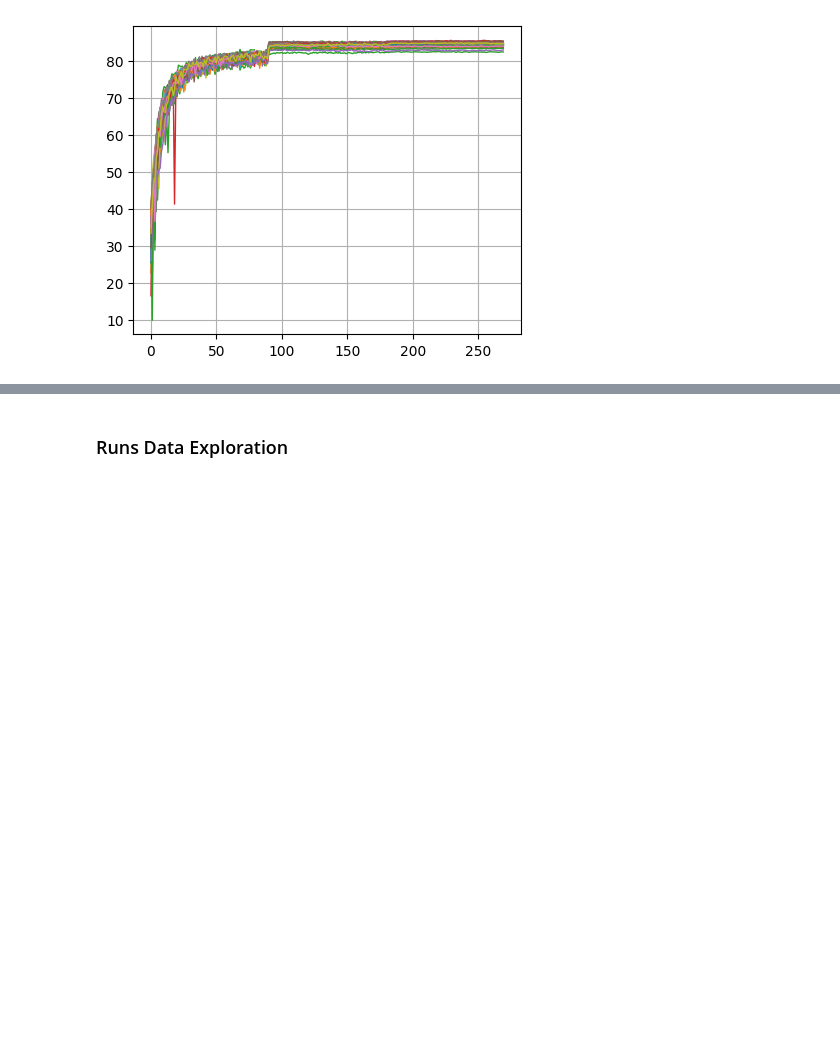
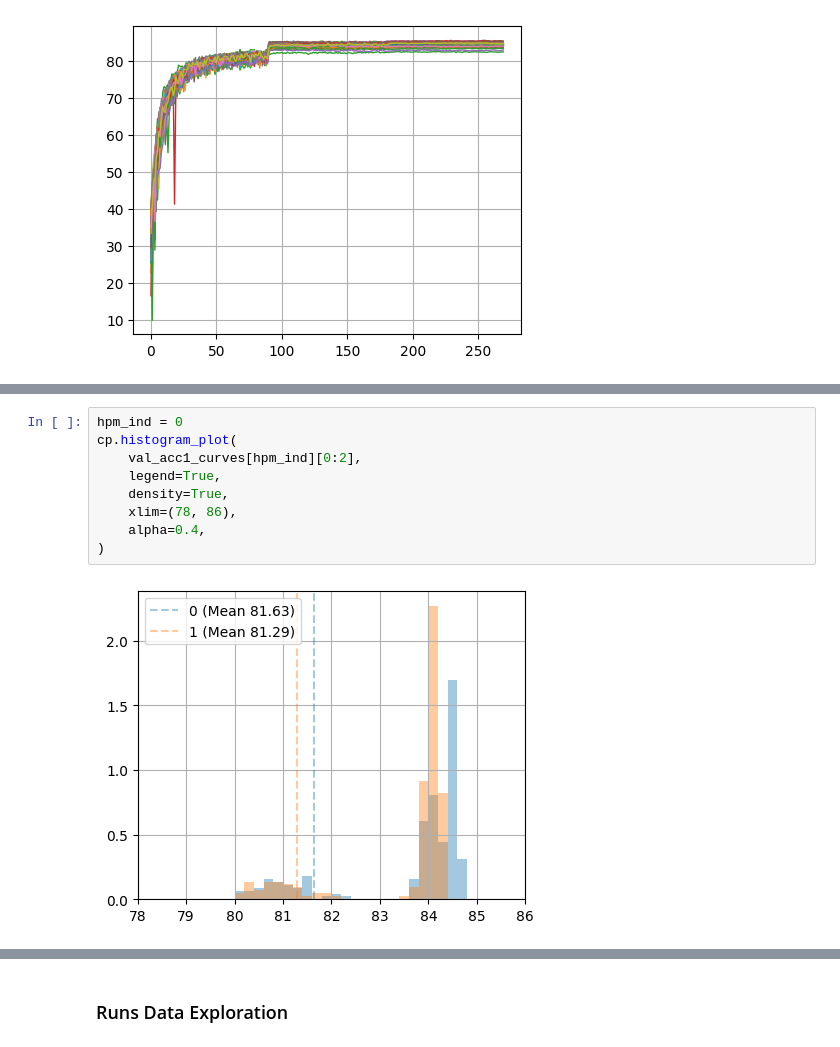
Before and after one commit to drothermel/dr_gen, a Jupyter notebook: notebooks/plot_util_examples.ipynb, the cells around one changed output, grey strips where cells are left out. Drawn from its saved outputs; the diff is of its cells as text; blank space fills up the shorter version.

```diff
--- a/notebooks/plot_util_examples.ipynb
+++ b/notebooks/plot_util_examples.ipynb
@@ -162,3 +172,14 @@ cp.line_plot(
+# %%
+hpm_ind = 0
+cp.histogram_plot(
+    val_acc1_curves[hpm_ind][0:2],
+    legend=True,
+    density=True,
+    xlim=(78, 86),
+    alpha=0.4,
+)
+# %% [output]
+[figure, added]
 # %%
 hpm_ind = 0
 cp.split_plot(
```
Also changed, not shown: parts of 13 cells of this notebook, 3 other files.
